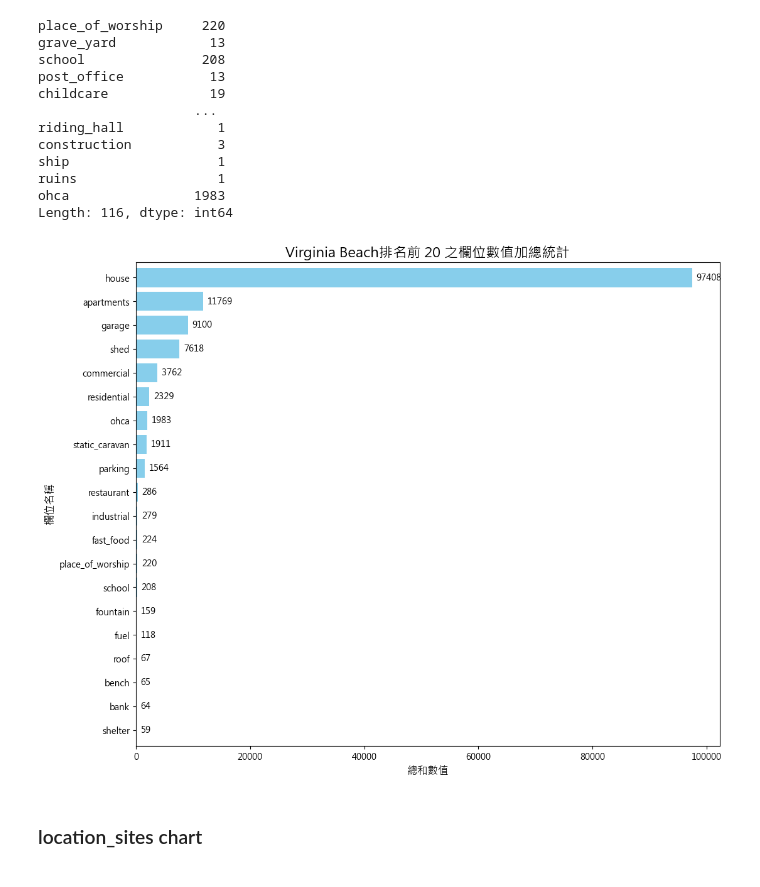
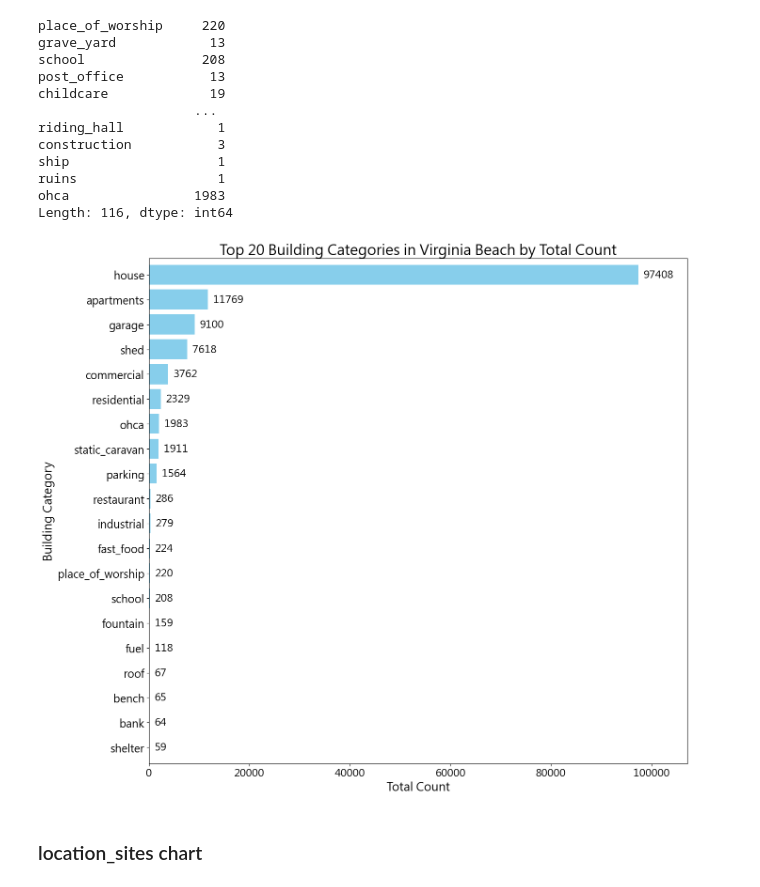
Before and after one commit to giraffeiscute/Yi-xing-city-OHCA-loctaion-prediction, a Jupyter notebook: Yixing_data_stat.ipynb, the cells around one changed output. Drawn from its saved outputs; the diff is of its cells as text; code cells hidden in the pictures.

```diff
--- a/Yixing_data_stat.ipynb
+++ b/Yixing_data_stat.ipynb
@@ -239,42 +300,61 @@ Length: 116, dtype: int64
 # %%
 import matplotlib.pyplot as plt
 
 # 假設 numeric_sum_filtered 已經是你的 Series 資料
+#（保險：避免把 total_value 算進去）
 numeric_sum_filtered = numeric_sum_filtered.drop(['total_value'], errors='ignore')
 
-# --- 關鍵修改：篩選前 20 名 ---
-# 1. 先由大到小排序 (ascending=False)，取出前 20 名 (.head(20))
-# 2. 再由小到大排序 (ascending=True)，這樣畫圖時最大的 bar 才會在最上面
-top_20_series = numeric_sum_filtered.sort_values(ascending=False).head(20).sort_values(ascending=True)
+# --- 篩選前 20 名（先大到小取前20，再小到大讓最大在最上面） ---
+top_20_series = (
+    numeric_sum_filtered
+    .sort_values(ascending=False)
+    .head(20)
+    .sort_values(ascending=True)
+)
 
-# --- 設定中文字型 ---
+# --- 設定中文字型（宜興模板）---
 plt.rcParams['font.sans-serif'] = ['Microsoft JhengHei']
 plt.rcParams['axes.unicode_minus'] = False
 
-# --- 建立圖表 ---
-# 高度可以稍微調整，因為只有 20 筆，不需要太高，設為 10 即可
-plt.figure(figsize=(12, 10))
+# --- 建立圖表（宜興模板：較大畫布）---
+plt.figure(figsize=(14, 12))
 
-# 畫圖 (使用篩選後的 top_20_series)
-ax = top_20_series.plot(kind='barh', color='skyblue', width=0.8)
+ax = top_20_series.plot(
+    kind='barh',
+    color='skyblue',
+    width=0.8
+)
 
-# --- 加入標題與標籤 ---
-plt.title('Virginia Beach排名前 20 之欄位數值加總統計', fontsize=16)
-plt.xlabel('總和數值', fontsize=12)
-plt.ylabel('欄位名稱', fontsize=12)
+# --- 標題與軸標籤（把 VB 改成對應你這張圖的描述）---
+plt.title('Top 20 Building Categories in Virginia Beach by Total Count', fontsize=22)
+plt.xlabel('Total Count', fontsize=18)
+plt.ylabel('Building Category', fontsize=18)
 
-# --- 標示數值 ---
+# --- 刻度字體（宜興模板）---
+plt.xticks(fontsize=16)
+plt.yticks(fontsize=16.5)
+
+# --- 右側標示數值（宜興模板：字體更大+偏移更多）---
 for p in ax.patches:
     width = p.get_width()
-    ax.annotate(f'{width:.0f}',  # 這裡加了 :.0f 確保是整數顯示，可依需求移除
-                (width, p.get_y() + p.get_height() / 2.),
-                ha='left',
-                va='center',
-                fontsize=10,
-                xytext=(5, 0),
-                textcoords='offset points')
+    ax.annotate(
+        f'{width:.0f}',
+        (width, p.get_y() + p.get_height() / 2.0),
+        ha='left',
+        va='center',
+        fontsize=16,
+        xytext=(8, 0),
+        textcoords='offset points'
+    )
+
+# --- x 軸留白（宜興模板）---
+max_val = top_20_series.max()
+plt.xlim(0, max_val * 1.1)
+
+plt.tight_layout()
+plt.show()
 # %% [output]
-[figure, old version]
+[figure, new version]
 # %% [markdown]
 ### location_sites chart
 # %%
```
Also changed, not shown: parts of 4 cells of this notebook, 10 other files.
